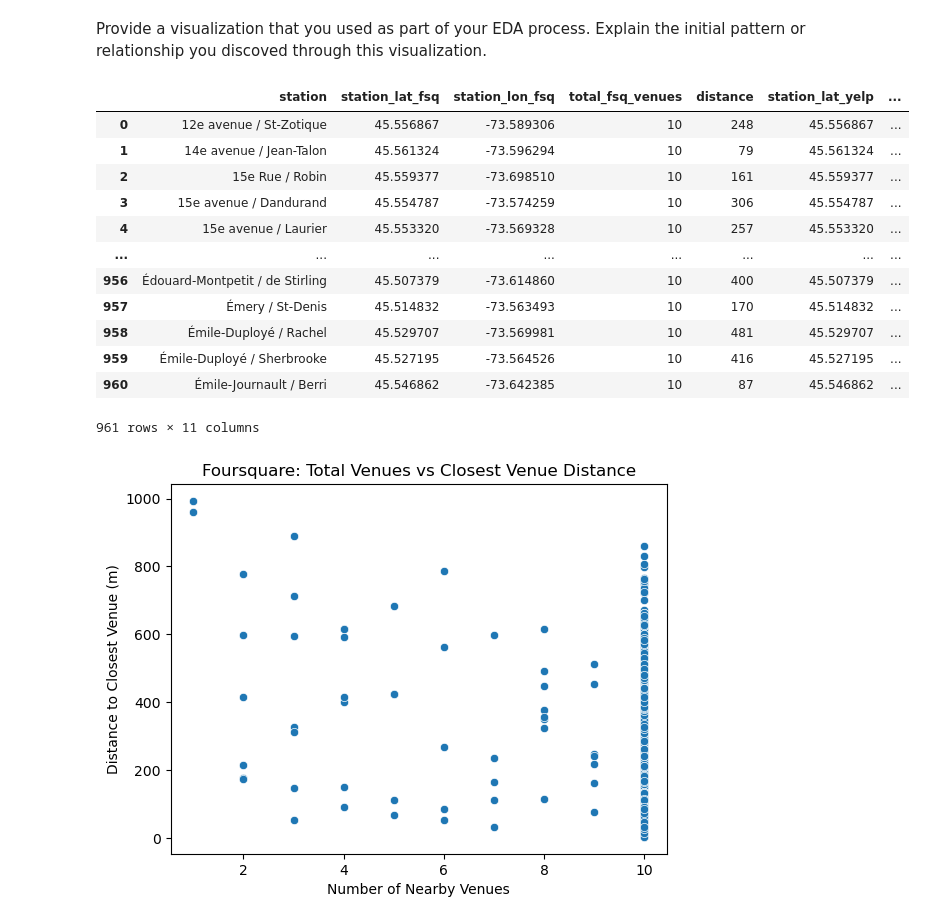
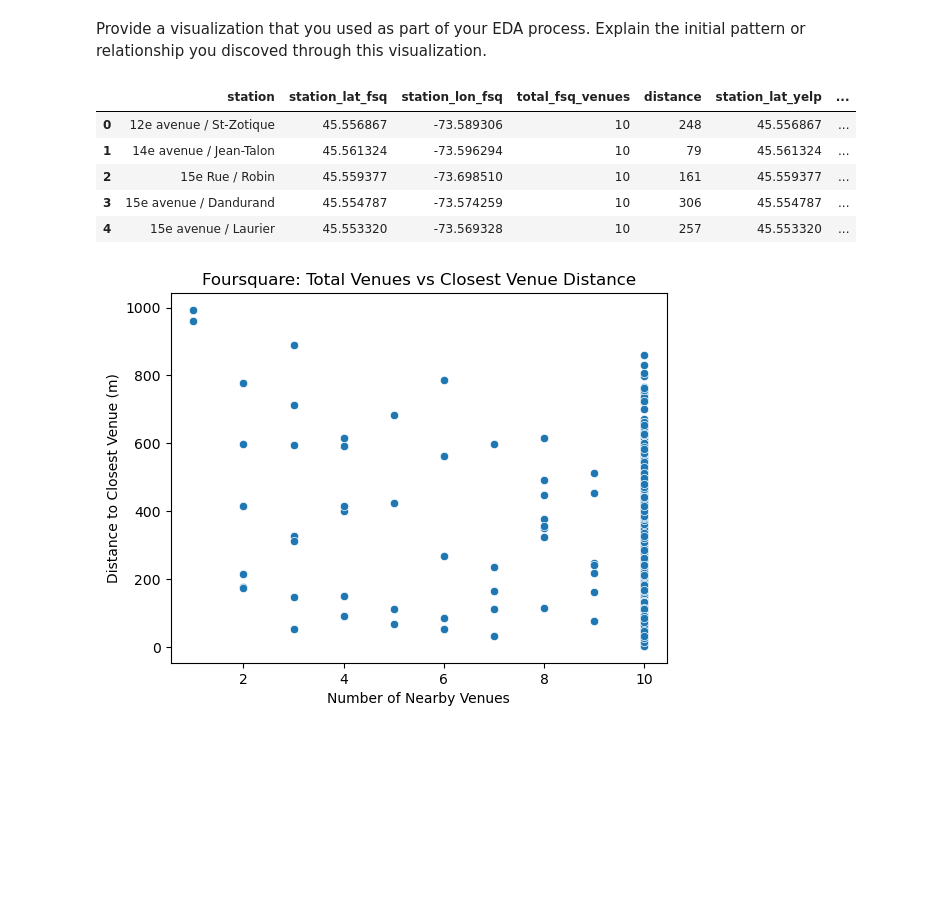
Before and after one commit to Ikenna1414/Statistical-Modelling-With-Python, a Jupyter notebook: notebooks/joining_data.ipynb, the cells around one changed output. Saved outputs shown, nothing was run; the diff lists cells and outputs as text; code cells hidden in the pictures; blank space fills up the shorter version.

```diff
--- a/notebooks/joining_data.ipynb
+++ b/notebooks/joining_data.ipynb
@@ -53,21 +63,14 @@ Provide a visualization that you used as part of your EDA process. Explain the i
 # %%
 merged = fsq_summary.merge(yelp_summary, on="station", suffixes=('_fsq', '_yelp'))
 
-merged
+merged.head()
 # %% [output]
 |  | station | station_lat_fsq | station_lon_fsq | total_fsq_venues | distance | station_lat_yelp | ... |
 | 0 | 12e avenue / St-Zotique | 45.556867 | -73.589306 | 10 | 248 | 45.556867 | ... |
 | 1 | 14e avenue / Jean-Talon | 45.561324 | -73.596294 | 10 | 79 | 45.561324 | ... |
 | 2 | 15e Rue / Robin | 45.559377 | -73.698510 | 10 | 161 | 45.559377 | ... |
 | 3 | 15e avenue / Dandurand | 45.554787 | -73.574259 | 10 | 306 | 45.554787 | ... |
 | 4 | 15e avenue / Laurier | 45.553320 | -73.569328 | 10 | 257 | 45.553320 | ... |
-| ... | ... | ... | ... | ... | ... | ... | ... |
-| 956 | Édouard-Montpetit / de Stirling | 45.507379 | -73.614860 | 10 | 400 | 45.507379 | ... |
-| 957 | Émery / St-Denis | 45.514832 | -73.563493 | 10 | 170 | 45.514832 | ... |
-| 958 | Émile-Duployé / Rachel | 45.529707 | -73.569981 | 10 | 481 | 45.529707 | ... |
-| 959 | Émile-Duployé / Sherbrooke | 45.527195 | -73.564526 | 10 | 416 | 45.527195 | ... |
-| 960 | Émile-Journault / Berri | 45.546862 | -73.642385 | 10 | 87 | 45.546862 | ... |
-961 rows × 11 columns
 # %%
 import seaborn as sns
 import matplotlib.pyplot as plt
```
Also changed, not shown: parts of 3 cells of this notebook, 2 other files.
